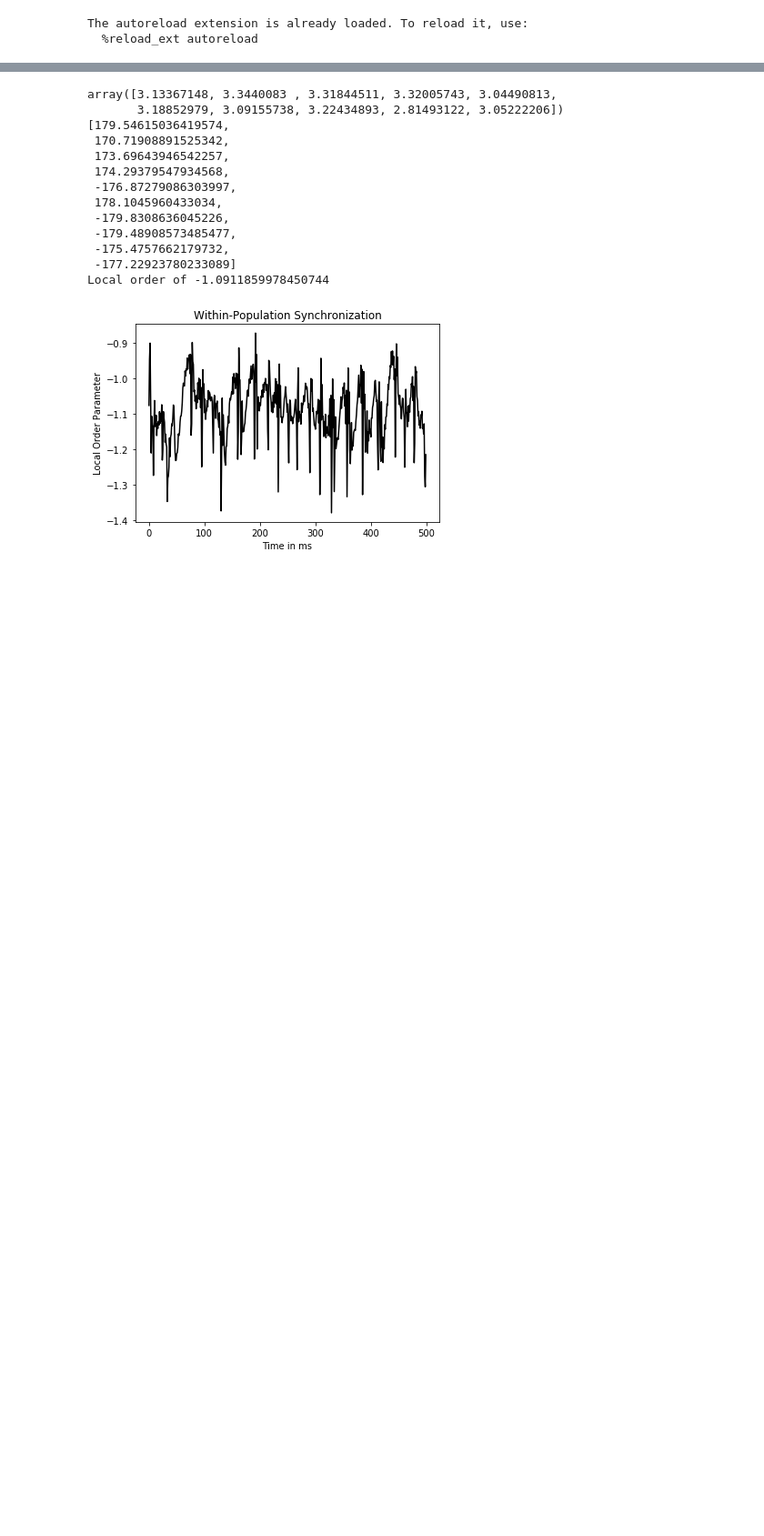
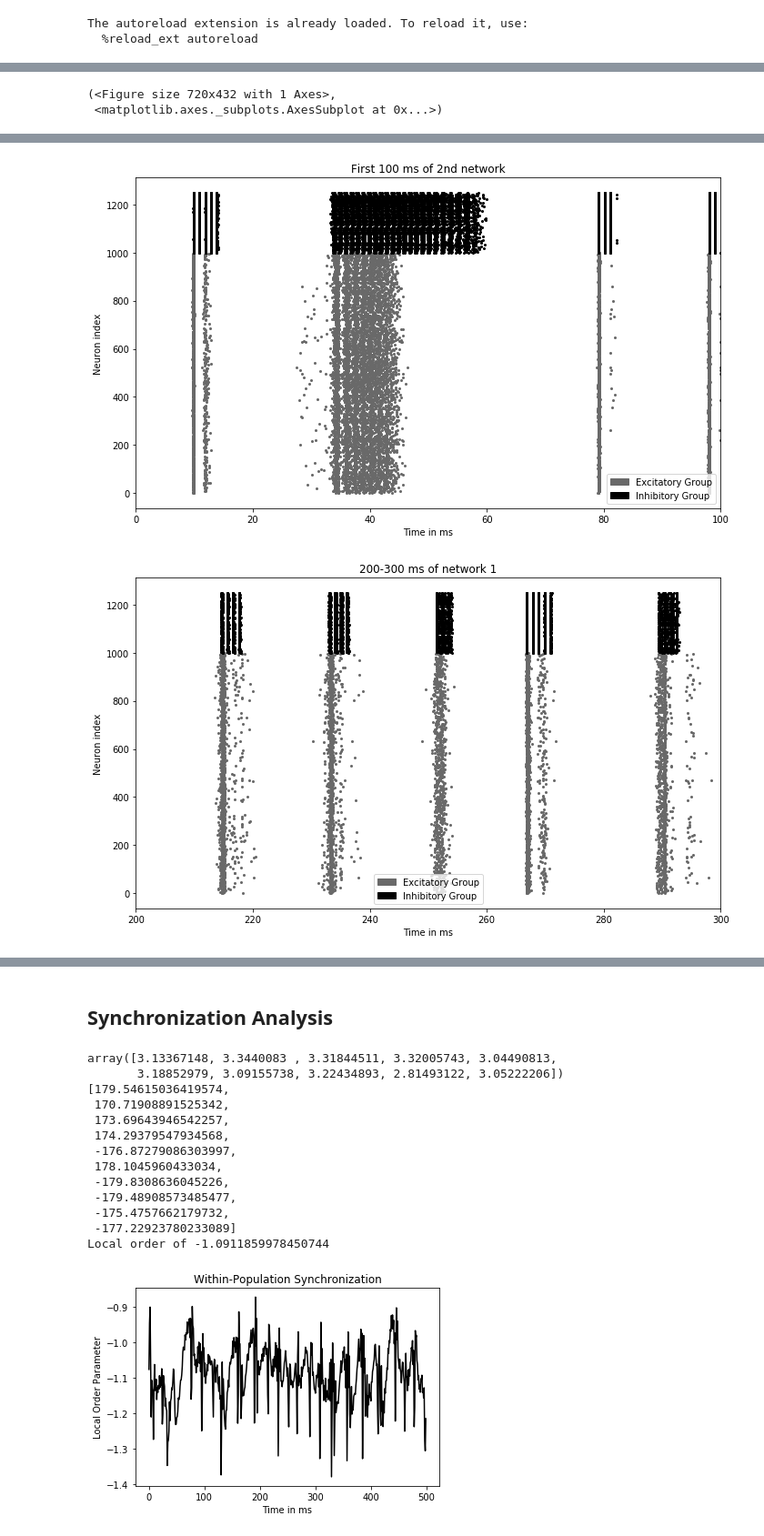
Before and after one commit to ChristophMetzner/Synchronization-by-Uncorrelated-Noise, a Jupyter notebook: notebooks/coupled_network_replicate_meng_et_al.ipynb, the cells around one changed output, grey strips where cells are left out. Shown at 91% size. Drawn from its saved outputs; the diff is of its cells as text; code cells hidden in the pictures; blank space fills up the shorter version.

```diff
--- a/notebooks/coupled_network_replicate_meng_et_al.ipynb
+++ b/notebooks/coupled_network_replicate_meng_et_al.ipynb
@@ -106,0 +114,9 @@ Generate PSD plot ...
+# %%
+plots.raster(title="First 100 ms of 1st network", model=model, x_left=0, x_right=100)
+plots.raster(title="First 100 ms of 2nd network", model=model, x_left=0, x_right=100, population=2)
+
+plots.raster(title="200-300 ms of network 1", model=model, x_left=200, x_right=300)
+plots.raster(title="200-300 ms of network 2", model=model, x_left=200, x_right=300, population=2)
+# %% [output]
+(<Figure size 720x432 with 1 Axes>,
+ <matplotlib.axes._subplots.AxesSubplot at 0x...>)
@@ -106,0 +124,2 @@ Generate PSD plot ...
+[figure, added]
+[figure, added]
@@ -107,3 +127,5 @@ Generate PSD plot ...
+# %% [markdown]
+## Synchronization Analysis
 # %%
 neurons_e = model['model_results']['net']['v_all_neurons_e']
 neurons_i = model['model_results']['net']['v_all_neurons_i1']
```
Also changed, not shown: parts of 7 cells of this notebook.
